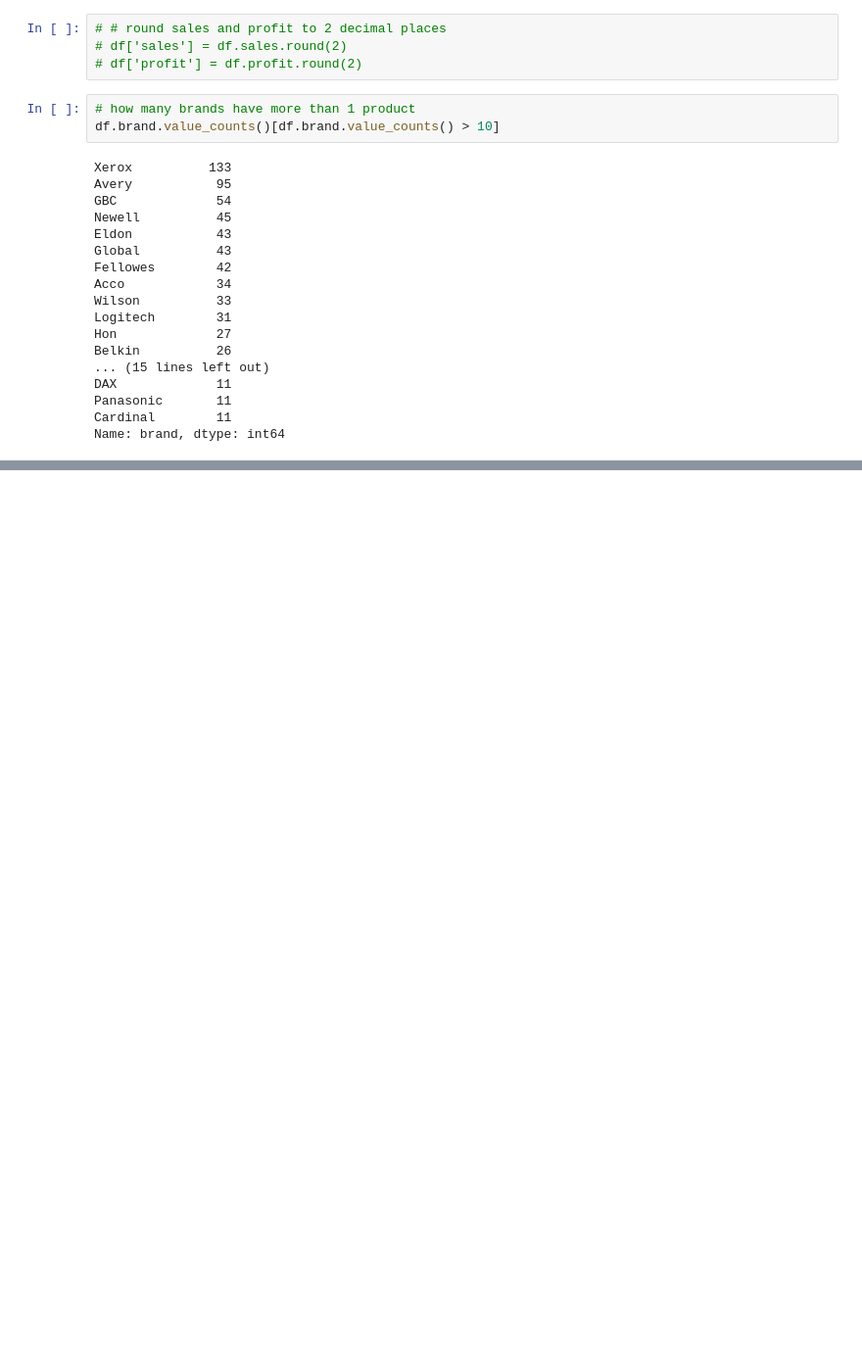
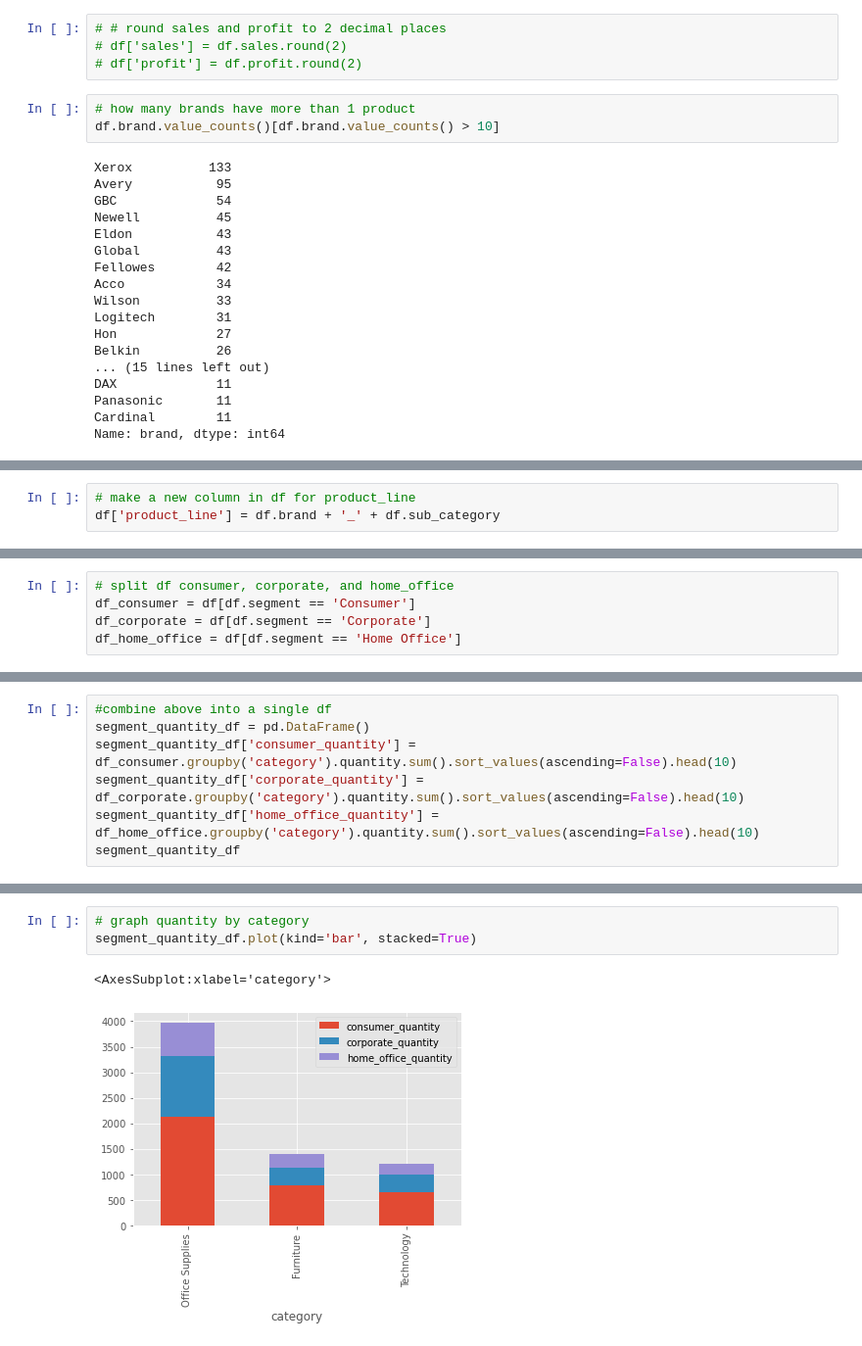
Before and after one commit to Waterman-Teceno-TSA/time-series-project, a Jupyter notebook: teceno_work.ipynb, the cells around one changed output, grey strips where cells are left out. Shown: that part at 98% size. Saved outputs shown, nothing was run; the diff lists cells and outputs as text; blank space fills up the shorter version.

```diff
--- a/teceno_work.ipynb
+++ b/teceno_work.ipynb
@@ -192,0 +296,3 @@ Name: brand, dtype: int64
+# %%
+# make a new column in df for product_line
+df['product_line'] = df.brand + '_' + df.sub_category
@@ -192,0 +411,5 @@ Name: brand, dtype: int64
+# %%
+# split df consumer, corporate, and home_office
+df_consumer = df[df.segment == 'Consumer']
+df_corporate = df[df.segment == 'Corporate']
+df_home_office = df[df.segment == 'Home Office']
@@ -192,0 +465,7 @@ Name: brand, dtype: int64
+# %%
+#combine above into a single df
+segment_quantity_df = pd.DataFrame()
+segment_quantity_df['consumer_quantity'] = df_consumer.groupby('category').quantity.sum().sort_values(ascending=False).head(10)
+segment_quantity_df['corporate_quantity'] = df_corporate.groupby('category').quantity.sum().sort_values(ascending=False).head(10)
+segment_quantity_df['home_office_quantity'] = df_home_office.groupby('category').quantity.sum().sort_values(ascending=False).head(10)
+segment_quantity_df
@@ -192,0 +499,6 @@ Name: brand, dtype: int64
+# %%
+# graph quantity by category
+segment_quantity_df.plot(kind='bar', stacked=True)
+# %% [output]
+<AxesSubplot:xlabel='category'>
+[figure, added]
```
Also changed, not shown: parts of 36 cells of this notebook, 1 other file.
